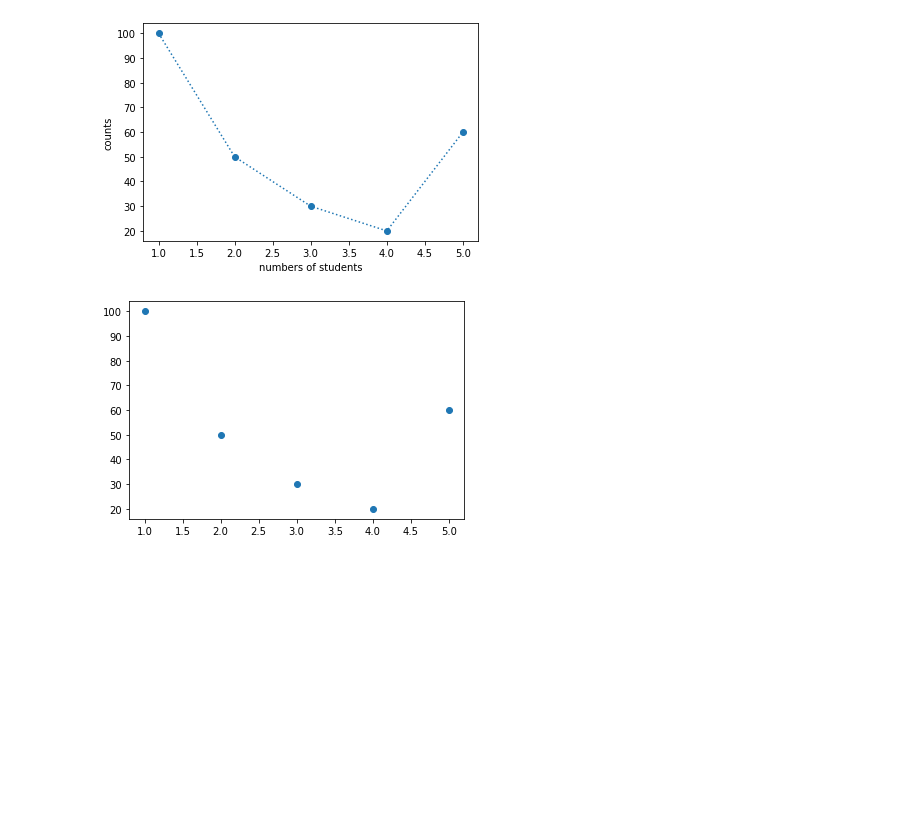
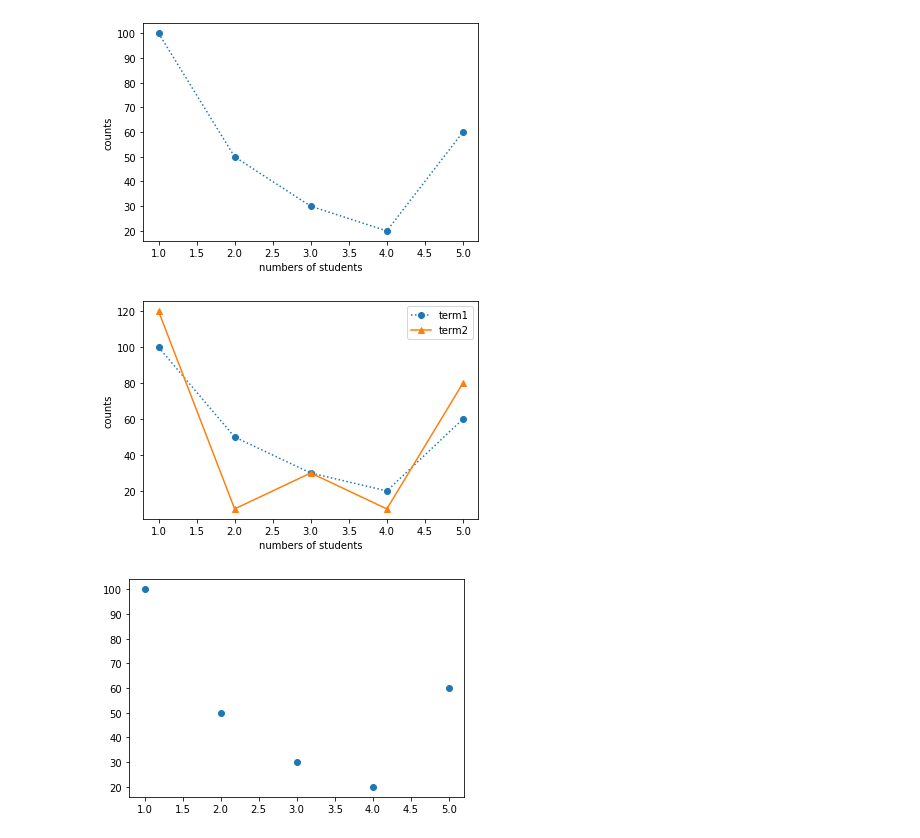
Before and after one commit to jinhuioh/Hi_ai, a Jupyter notebook: data02/matplotlib.ipynb, the cells around one changed output. Saved outputs shown, nothing was run; the diff lists cells and outputs as text; code cells hidden in the pictures; blank space fills up the shorter version.

```diff
--- a/data02/matplotlib.ipynb
+++ b/data02/matplotlib.ipynb
@@ -46,6 +46,25 @@ plt.show()
 <class 'numpy.ndarray'>
 <class 'numpy.ndarray'>
 [figure]
+# %%
+xpoints1 = np.array([1,2,3,4,5])#1차원
+xpoints2= np.array([1,2,3,4,5])
+
+ypoints1 = np.array([100,50,30,20,60])
+ypoints2 = np.array([120,10,30,10,80])
+
+line1 = plt.plot(xpoints1,ypoints1, marker='o', linestyle="dotted")
+line2 = plt.plot(xpoints2,ypoints2, marker='^')
+plt.legend(['term1','term2'])#각 plot선에 대한 설명
+#plot x,y축으로 그래프 그려주는 함수.
+# marker='o'해주면 꺾이는 부분에 o생김.
+#linestyle="dotted" 점선으로 바뀜
+plt.xlabel('numbers of students')#x축에대한 설명
+plt.ylabel('counts')#y축에 대한 설명
+
+plt.show()
+# %% [output]
+[figure, added]
 # %%
 xpoints = np.array([1,2,3,4,5])#1차원
 ypoints = np.array([100,50,30,20,60])
```
